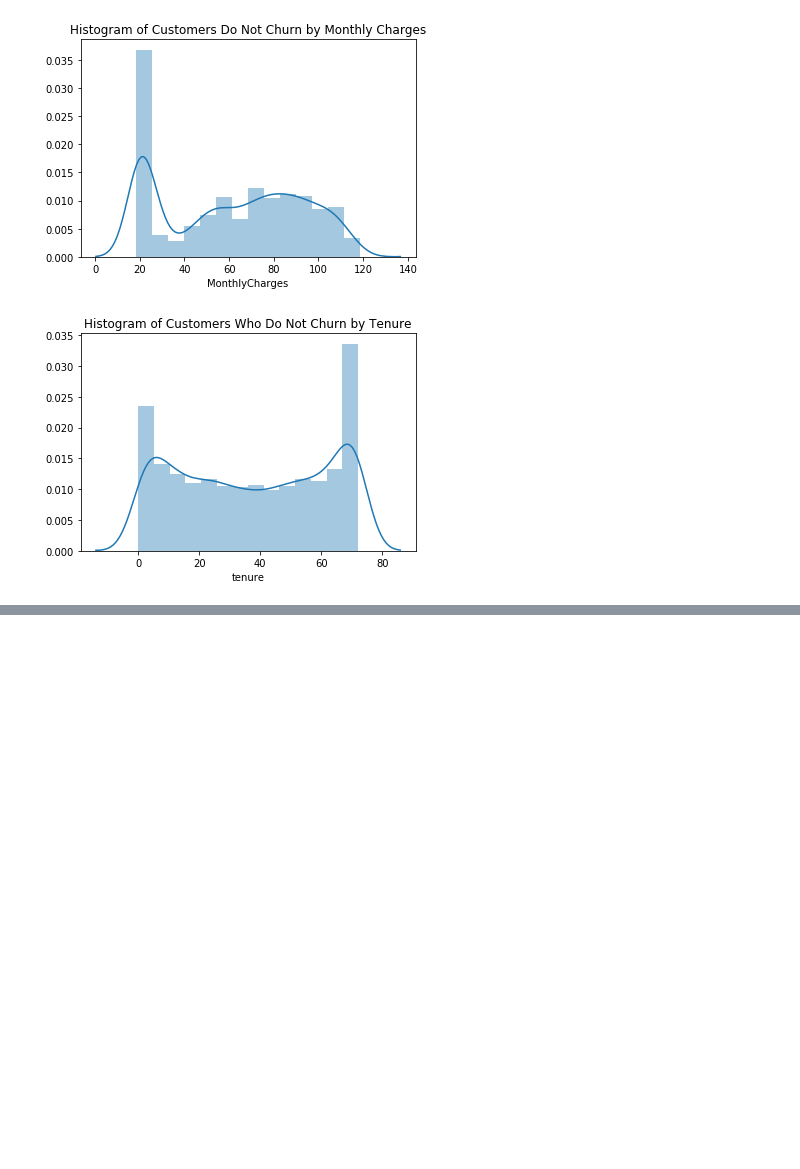
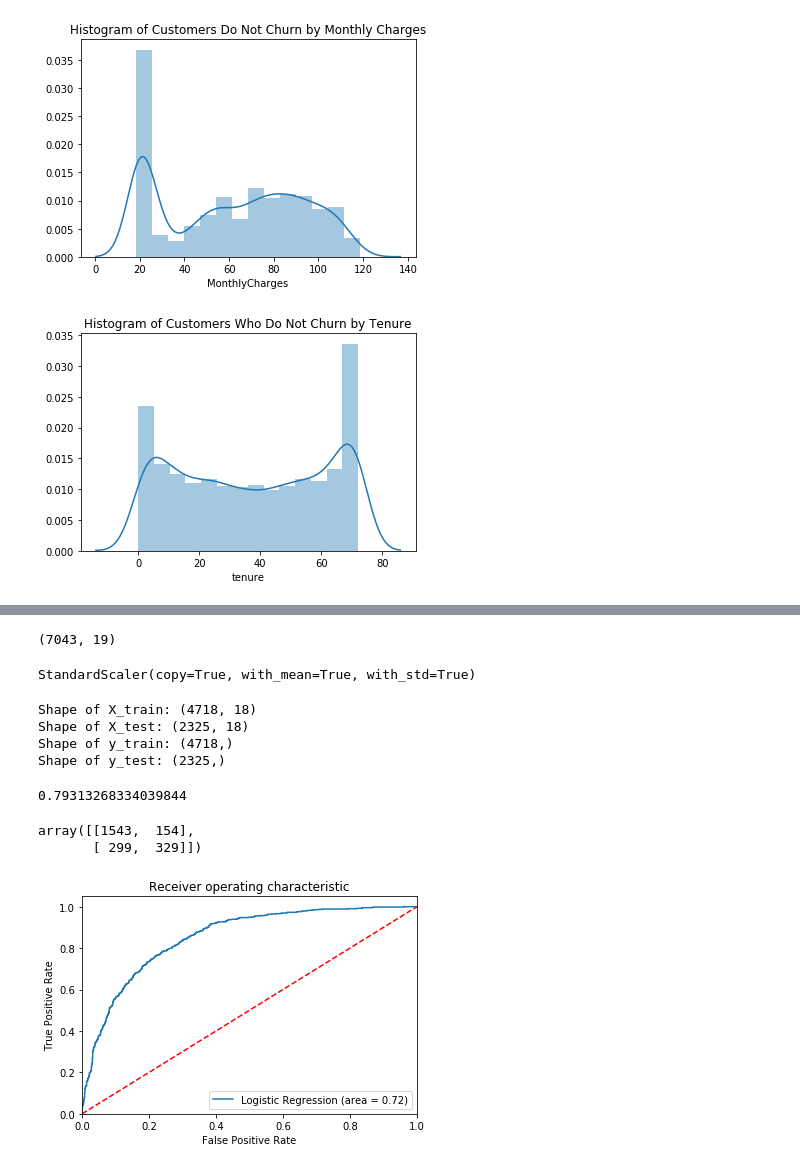
Before and after one commit to grantaguinaldo/mlnd-capstone, a Jupyter notebook: working/mlnd-capstone.ipynb, the cells around one changed output, grey strips where cells are left out. Cells and saved outputs as stored; diff of their text form; code cells hidden in the pictures; blank space fills up the shorter version.

```diff
--- a/working/mlnd-capstone.ipynb
+++ b/working/mlnd-capstone.ipynb
@@ -358,0 +441,4 @@ pd.get_dummies(df['PaymentMethod'])
+# %%
+df_vect.shape
+# %% [output]
+(7043, 19)
@@ -358,0 +448,65 @@ pd.get_dummies(df['PaymentMethod'])
+# %%
+from sklearn.preprocessing import StandardScaler
+from sklearn.model_selection import train_test_split
+from sklearn.linear_model import LogisticRegression
+from sklearn.metrics import confusion_matrix
+from sklearn.cross_validation import cross_val_score
+from sklearn.metrics import roc_auc_score
+from sklearn.metrics import roc_curve
+from sklearn.model_selection import learning_curve
+from sklearn.model_selection import StratifiedShuffleSplit
+from sklearn.model_selection import GridSearchCV
+from sklearn.metrics import classification_report
+
+X = df_vect.drop('Churn', axis=1)
+y = df_vect['Churn']
+# %%
+X_train, X_test, y_train, y_test = train_test_split(X, y, test_size=0.33, random_state=42)
+# %%
+scaler = StandardScaler(copy=True, with_mean=True, with_std=True)
+scaler.fit(X_train)
+X_train_std = scaler.transform(X_train)
+X_test_std = scaler.transform(X_test)
+print(scaler)
+# %% [output]
+StandardScaler(copy=True, with_mean=True, with_std=True)
+# %%
+print("Shape of X_train: {}".format(X_train.shape))
+print("Shape of X_test: {}".format(X_test.shape))
+print("Shape of y_train: {}".format(y_train.shape))
+print("Shape of y_test: {}".format(y_test.shape))
+# %% [output]
+Shape of X_train: (4718, 18)
+Shape of X_test: (2325, 18)
+Shape of y_train: (4718,)
+Shape of y_test: (2325,)
+# %%
+lr = LogisticRegression(random_state=42)
+lr.fit(X_train, y_train)
+y_pred_class = lr.predict(X_test)
+lr.score(X_train, y_train)
+# %% [output]
+0.79313268334039844
+# %%
+confusion_matrix(y_test, y_pred_class)
+# %% [output]
+array([[1543,  154],
+       [ 299,  329]])
+# %%
+lr_roc_auc = roc_auc_score(y_test, y_pred_class)
+fpr, tpr, thresholds = roc_curve(y_test, lr.predict_proba(X_test)[:,1])
+
+plt.figure()
+plt.plot(fpr, tpr, label='Logistic Regression (area = %0.2f)' % lr_roc_auc)
+
+plt.plot([0, 1], [0, 1],'r--')
+plt.xlim([0.0, 1.0])
+plt.ylim([0.0, 1.05])
+
+plt.xlabel('False Positive Rate')
+plt.ylabel('True Positive Rate')
+plt.title('Receiver operating characteristic')
+plt.legend(loc="lower right")
+plt.show()
+# %% [output]
+[figure, added]
```
Also changed, not shown: parts of 30 cells of this notebook, 1 other file.
